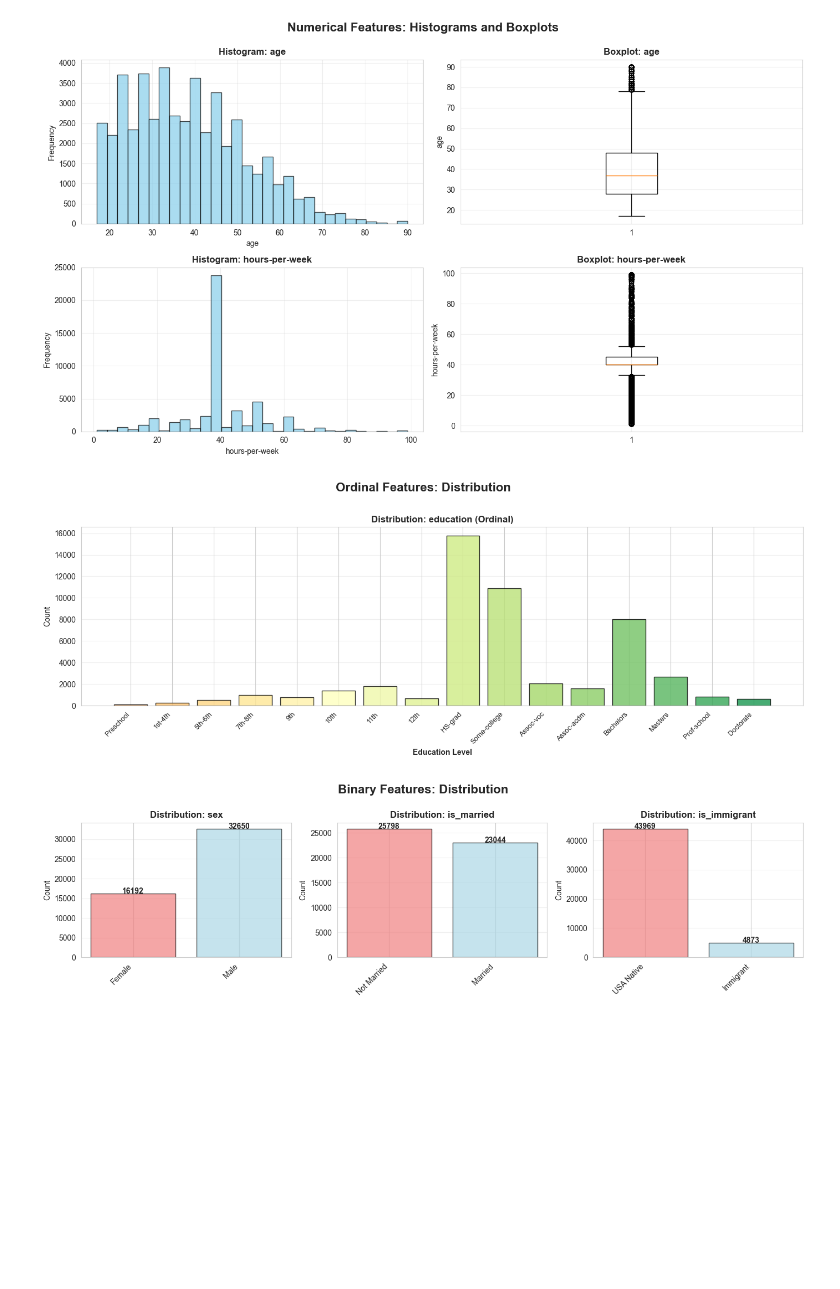
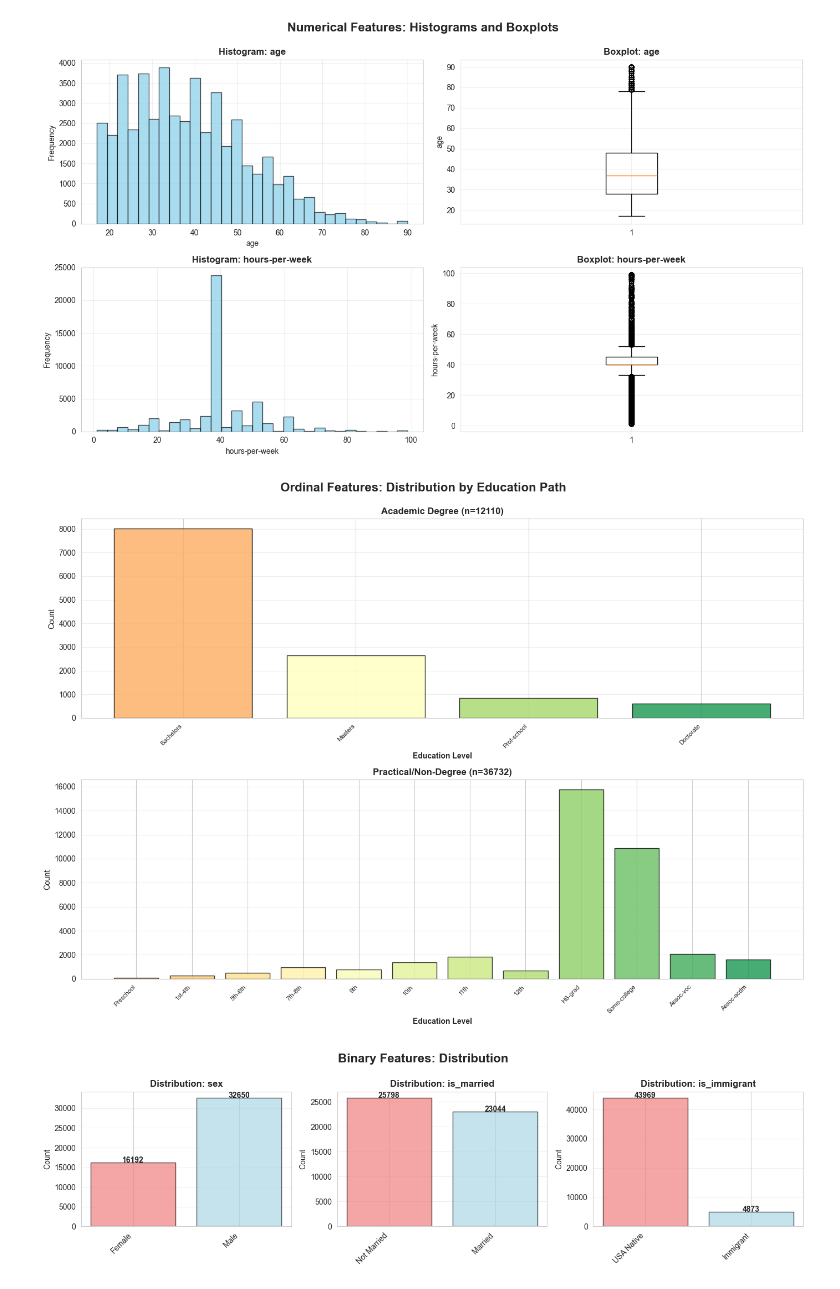
Before and after one commit to Wolodymyr01/Income, a Jupyter notebook: income_data_wrangling.ipynb, the cells around one changed output. Saved outputs shown, nothing was run; the diff lists cells and outputs as text; code cells hidden in the pictures; blank space fills up the shorter version.

Commit message:
Education path

```diff
--- a/income_data_wrangling.ipynb
+++ b/income_data_wrangling.ipynb
@@ -28,14 +63,24 @@ X['is_married'] = X['marital-status'].map(lambda x: marital_status_mapping.get(x
 # 2. Numerify sex column (1 = Male, 0 = Female)
 X['sex'] = (X['sex'] == 'Male').astype('bool')
 
+# 3. Create education path variable (academic degree vs practical-oriented)
+# Academic degrees: Bachelor's, Master's, Doctorate
+# Practical-oriented/non-degree: HS-grad, Some-college, Assoc-acdm, Assoc-voc, 9th-12th grade, etc.
+academic_degrees = {'Bachelors', 'Masters', 'Doctorate', 'Prof-school'}
+X['education_path'] = X['education'].apply(
+    lambda x: 'Academic Degree' if x in academic_degrees else 'Practical/Non-Degree'
+)
+
 print("Transformations Applied:")
 print("="*80)
 print(f"✓ is_married: Binary variable created (1 = married, 0 = not married)")
 print(f"✓ sex: Numerified (1 = Male, 0 = Female)")
+print(f"✓ education_path: Categorical variable (Academic Degree vs Practical/Non-Degree)")
 print("\nDataFrame shape:", X.shape)
 print("\nNew columns created:")
 print(f"  - is_married: {X['is_married'].value_counts().to_dict()}")
 print(f"  - sex (numerified): {X['sex'].value_counts().to_dict()}")
+print(f"  - education_path: {X['education_path'].value_counts().to_dict()}")
 # %% [output]
 Transformations Applied:
 ================================================================================
@@ -359,45 +406,58 @@ if len(numerical_features) > 0:
 # %% [output]
 [figure]
 # %%
-# ===== 2. ORDINAL FEATURES: BAR CHARTS (with preserved order) =====
+# ===== 2. ORDINAL FEATURES: BAR CHARTS (split by education path) =====
 
 education_mapping = X[['education', 'education-num']].drop_duplicates().sort_values('education-num')
 education_order = education_mapping['education'].tolist()
 
 if len(ordinal_features) > 0:
-    fig, axes = plt.subplots(1, len(ordinal_features), figsize=(14, 5))
-    if len(ordinal_features) == 1:
-        axes = [axes]
+    # Get unique education paths
+    education_paths = sorted(X['education_path'].unique())
 
-    fig.suptitle("Ordinal Features: Distribution", fontsize=16, fontweight='bold', y=1.02)
+    # Create subplots: 1 row per education path, 1 column per ordinal feature
+    fig, axes = plt.subplots(len(education_paths), len(ordinal_features),
+                             figsize=(14, 5*len(education_paths)))
 
-    for idx, feature in enumerate(ordinal_features):
-        # Bar chart with preserved order (education)
-        # Use education_order to maintain proper ordinal sequence
-        value_counts = pd.Series(index=education_order, dtype=int)
-        for edu in education_order:
-            value_counts[edu] = (X[feature] == edu).sum()
-        value_counts = value_counts[value_counts > 0]
+    # Ensure axes is always 2D
+    if len(education_paths) == 1:
+        axes = axes.reshape(1, -1)
+    elif len(ordinal_features) == 1:
+        axes = axes.reshape(-1, 1)
 
-        colors_gradient = plt.cm.RdYlGn(np.linspace(0.3, 0.9, len(value_counts)))
+    fig.suptitle("Ordinal Features: Distribution by Education Path", fontsize=16, fontweight='bold', y=0.995)
 
-        bars = axes[idx].bar(range(len(value_counts)), value_counts.values,
-                            color=colors_gradient, edgecolor='black', alpha=0.8)
+    for path_idx, education_path in enumerate(education_paths):
+        # Filter data for this education path
+        path_data = X[X['education_path'] == education_path]
 
-        # Use education level names as x-axis labels
-        axes[idx].set_xticks(range(len(value_counts)))
-        axes[idx].set_xticklabels(value_counts.index, rotation=45, ha='right', fontsize=9)
-        axes[idx].set_xlabel("Education Level", fontweight='bold')
+        for feat_idx, feature in enumerate(ordinal_features):
+            ax = axes[path_idx, feat_idx] if len(education_paths) > 1 else axes[feat_idx]
 
-        axes[idx].set_title(f"Distribution: {feature} (Ordinal)", fontweight='bold')
-        axes[idx].set_ylabel("Count")
-        axes[idx].grid(alpha=0.3, axis='y')
+            # Count education values in this path
+            value_counts = pd.Series(index=education_order, dtype=int)
+            for edu in education_order:
+                value_counts[edu] = (path_data[feature] == edu).sum()
+            value_counts = value_counts[value_counts > 0]
 
+            colors_gradient = plt.cm.RdYlGn(np.linspace(0.3, 0.9, len(value_counts)))
+
+            ax.bar(range(len(value_counts)), value_counts.values,
+                   color=colors_gradient, edgecolor='black', alpha=0.8)
+
+            # Use education level names as x-axis labels
+            ax.set_xticks(range(len(value_counts)))
+            ax.set_xticklabels(value_counts.index, rotation=45, ha='right', fontsize=8)
+            ax.set_xlabel("Education Level", fontweight='bold')
+
+            ax.set_title(f"{education_path} (n={len(path_data)})", fontweight='bold')
+            ax.set_ylabel("Count")
+            ax.grid(alpha=0.3, axis='y')
 
     plt.tight_layout()
     plt.show()
 # %% [output]
-[figure, old version]
+[figure, new version]
 # %%
 # ===== 3. BINARY FEATURES: BAR CHARTS =====
 if len(binary_features) > 0:
```
Also changed, not shown: parts of 5 cells of this notebook.
